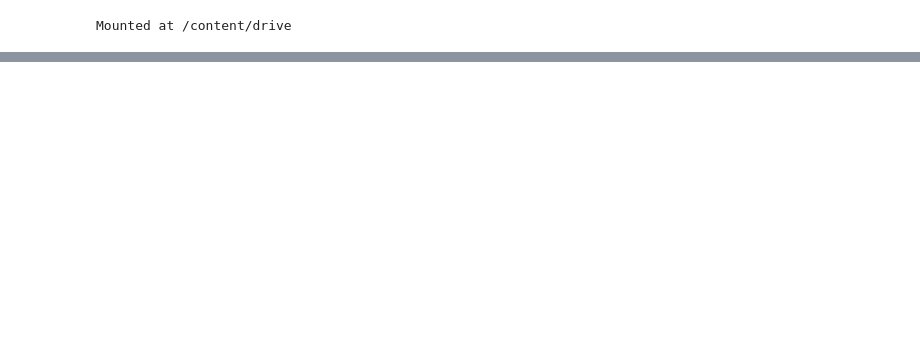
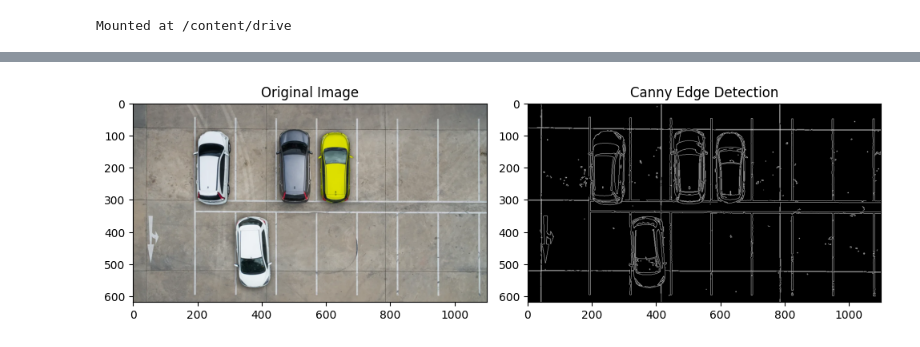
Before and after one commit to sbylash/23_Shasia-Sasa_PCVK, a Jupyter notebook: Week11.ipynb, the cells around one changed output, grey strips where cells are left out. Cells and saved outputs as stored; diff of their text form; code cells hidden in the pictures; blank space fills up the shorter version.

```diff
--- a/Week11.ipynb
+++ b/Week11.ipynb
@@ -25,0 +138,18 @@ FileNotFoundError: [Errno 2] No such file or directory: 'dataset/sliced'
+# %%
+# Canny Edge Detection
+edged = cv.Canny(imgGray.copy(), 100, 200)
+
+# Menampilkan gambar asli dan hasil deteksi tepi dengan Sobel
+plt.figure(figsize=(10, 6))
+plt.subplot(221)
+plt.title('Original Image')
+plt.imshow(img)
+
+plt.subplot(222)
+plt.title('Canny Edge Detection')
+plt.imshow(edged, cmap='gray')
+
+plt.tight_layout()
+plt.show()
+# %% [output]
+[figure, added]
```
Also changed, not shown: parts of 17 cells of this notebook.
